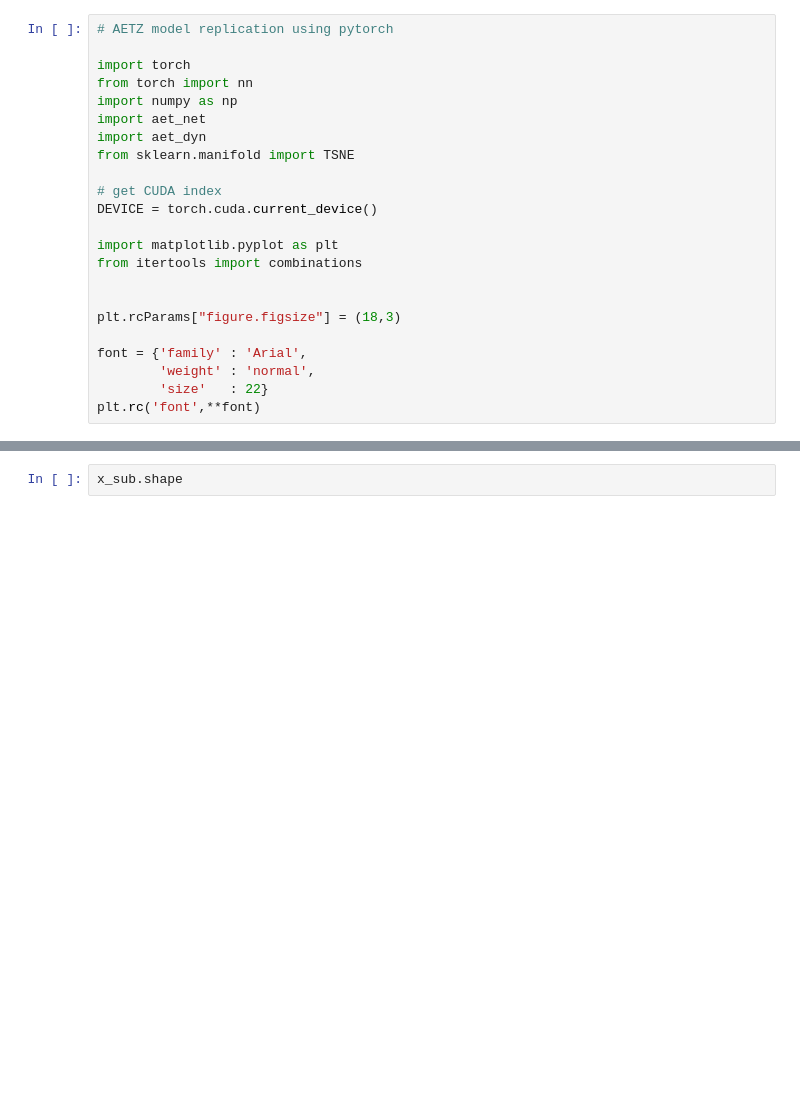
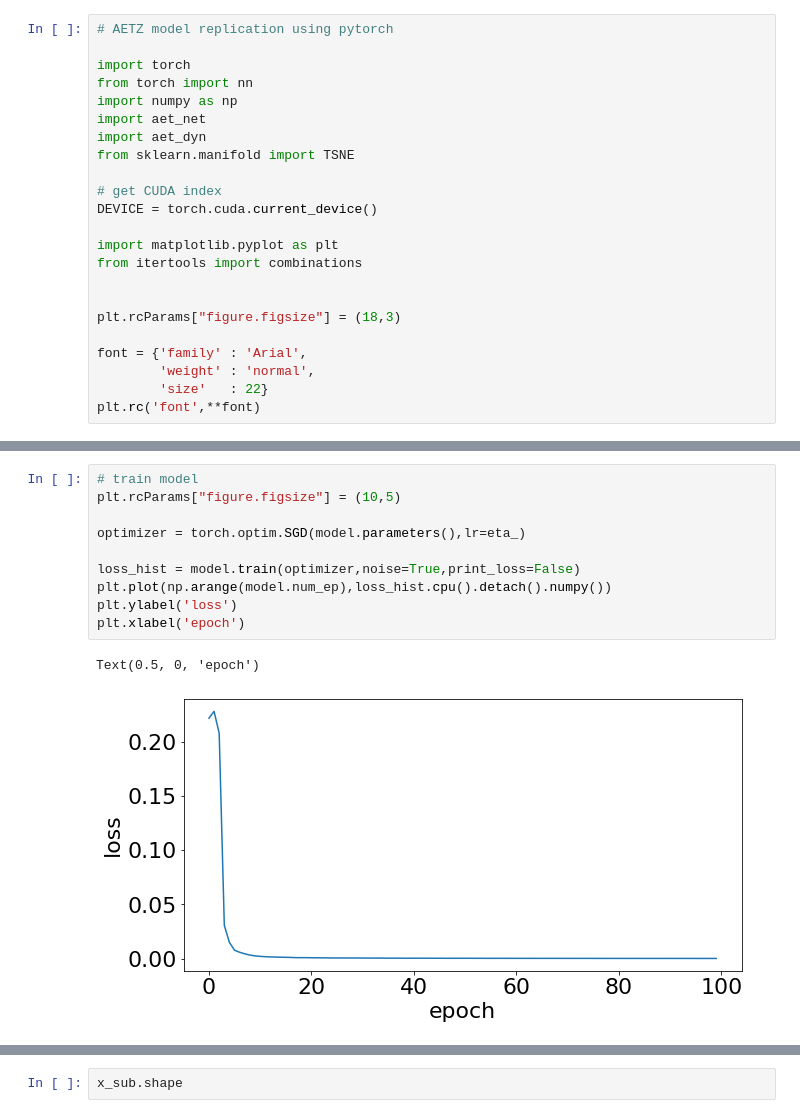
Before and after one commit to katduecker/dnn_osci, a Jupyter notebook: aet_pytorch/aet-train-3-stim-noise.ipynb, the cells around one changed output, grey strips where cells are left out. Drawn from its saved outputs; the diff is of its cells as text; blank space fills up the shorter version.

```diff
--- a/aet_pytorch/aet-train-3-stim-noise.ipynb
+++ b/aet_pytorch/aet-train-3-stim-noise.ipynb
@@ -72,3 +42,16 @@ Text(0.5, 0, 'epoch')
+# %%
+# train model
+plt.rcParams["figure.figsize"] = (10,5)
+
+optimizer = torch.optim.SGD(model.parameters(),lr=eta_)
+
+loss_hist = model.train(optimizer,noise=True,print_loss=False)
+plt.plot(np.arange(model.num_ep),loss_hist.cpu().detach().numpy())
+plt.ylabel('loss')
+plt.xlabel('epoch')
+# %% [output]
+Text(0.5, 0, 'epoch')
+[figure, added]
 # %%
 # dynamics
 plt.rcParams["figure.figsize"] = (10,5)
```
Also changed, not shown: parts of 4 cells of this notebook.
